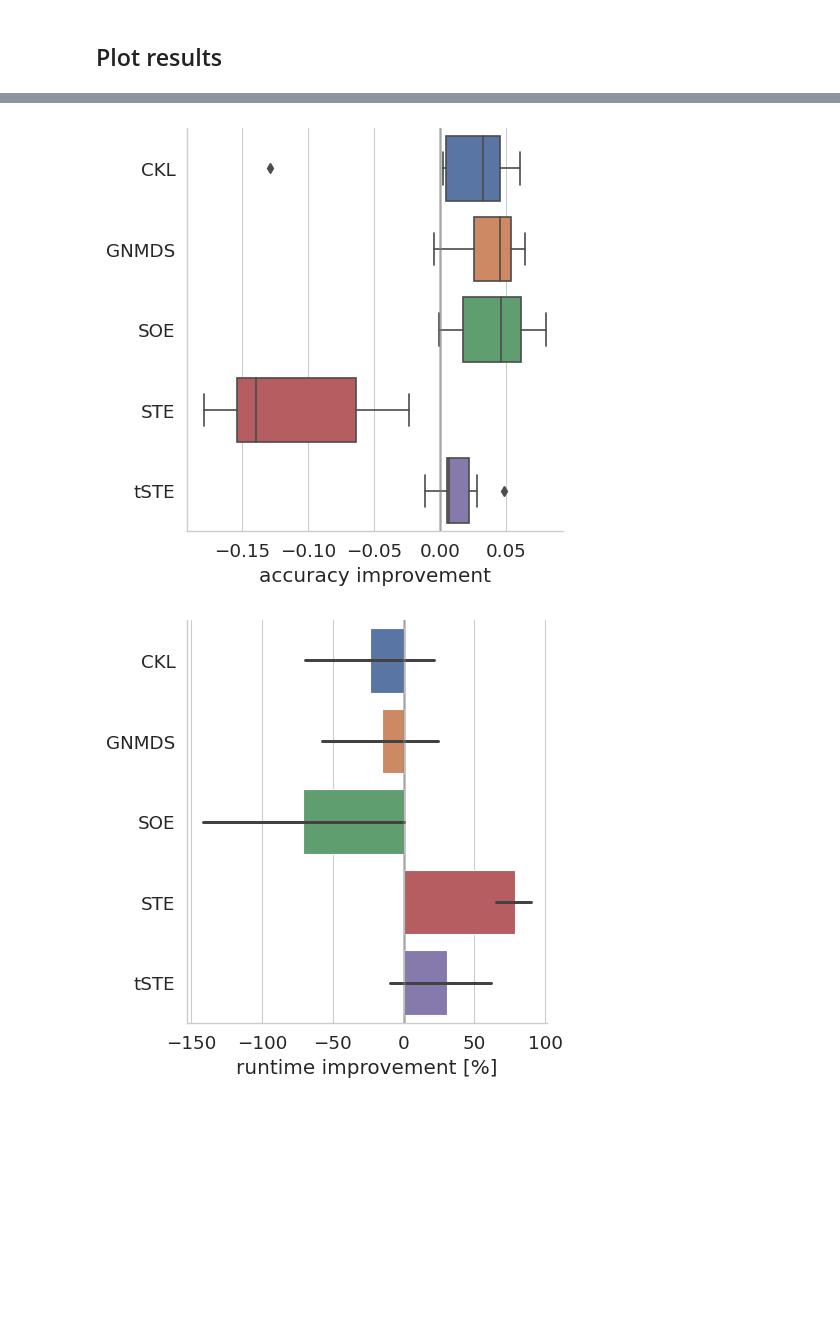
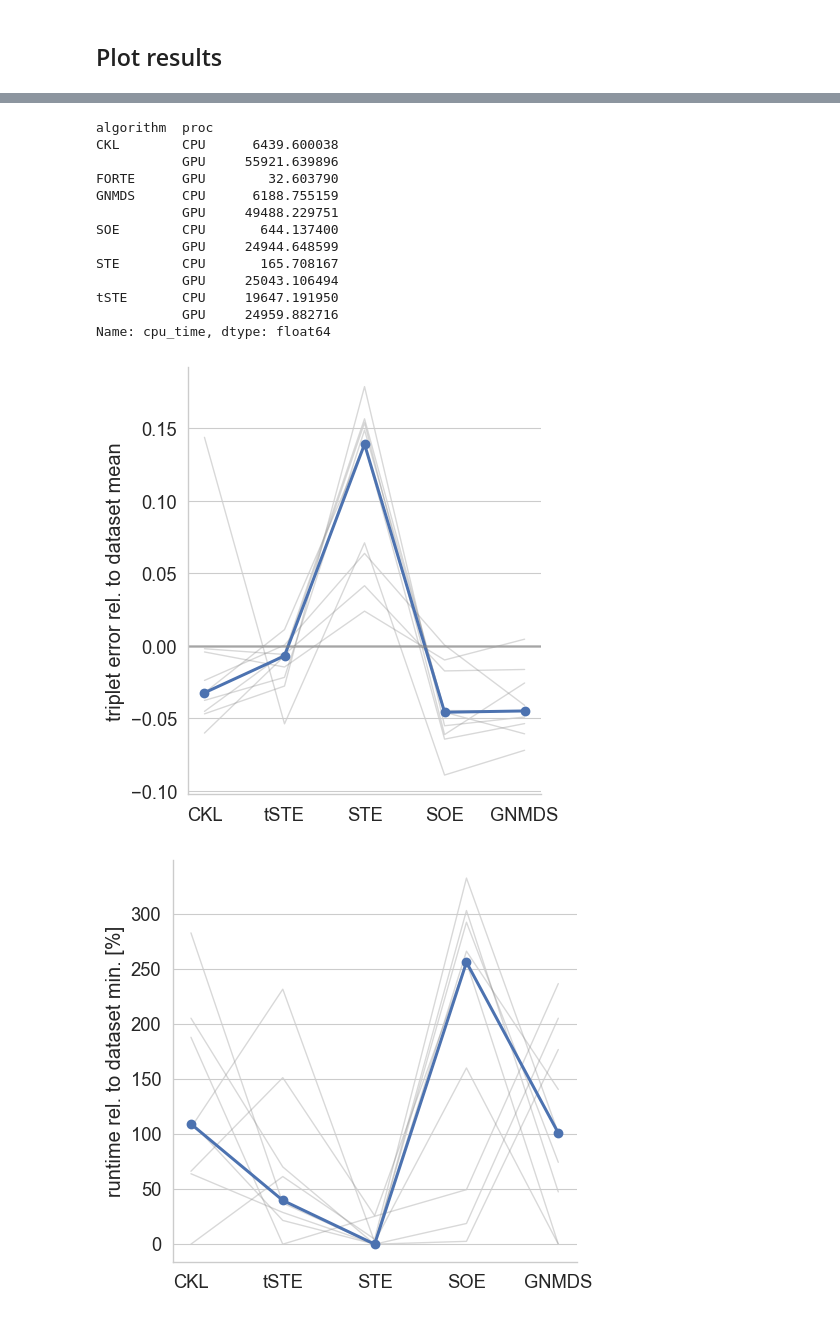
Before and after one commit to cblearn/cblearn-benchmark, a Jupyter notebook: scripts/plot_results.ipynb, the cells around one changed output, grey strips where cells are left out. Saved outputs shown, nothing was run; the diff lists cells and outputs as text; code cells hidden in the pictures; blank space fills up the shorter version.

```diff
--- a/scripts/plot_results.ipynb
+++ b/scripts/plot_results.ipynb
@@ -19,7 +19,7 @@ plot_dir.mkdir(exist_ok=True)
 # %% [markdown]
 ## Plot datasets
 # %%
-data = datasets.fetch_all()
+data = datasets.fetch_all(download_if_missing=True)
 data = pd.DataFrame.from_records(data).transpose()
 data['n_triplets'] = data.train_triplets.map(len)
 data
@@ -67,7 +73,11 @@ for r in Path('../results').glob('*.json'):
         if np.any(np.isnan(d['embedding'])):
             print(f"skip {r} because embedding contains NaNs.")
             continue
-        d['error'] = query_error(data.loc[d['dataset'], 'train_triplets'], np.array(d['embedding']))
+        try:
+            d['error'] = query_error(data.loc[d['dataset'], 'train_triplets'], np.array(d['embedding']))
+        except ValueError as e:
+            print(d['dataset'])
+            raise e
         del d['embedding']
         if d['library'] == 'cblearn':
             d['name'] = f"{d['algorithm']} (ours)"
@@ -140,52 +187,86 @@ plt.savefig(plot_dir / f'time-per-dataset-algorithm_cblearn.png')
 # %%
-def plot_error_improvement(df, y='error', groupby='dataset', kind='box', orient='h', **kwargs):
+def plot_error_improvement(df, y='error', groupby='dataset', kind='point', orient='v', **kwargs):
     x = 'algorithm'
     raw_y = y
     y = f'rel_{raw_y}'
     if orient == 'h':
         x, y = y, x
     mean = df.groupby(groupby)[raw_y].transform('mean')
-    df[f'rel_{raw_y}'] = mean - df[raw_y]
-    fg = sns.catplot(data=df, x=x, y=y, kind=kind, **kwargs)
-    txt = 'accuracy improvement'
+    df[f'rel_{raw_y}'] = (df[raw_y] - mean)
+    #df[f'rel_{raw_y}'] = df[f'rel_{raw_y}'] - df[f'rel_{raw_y}'].min()
+    fg = sns.catplot(data=df, x=x, y=y, kind=kind, estimator=np.median, errorbar=None, **kwargs)
+    if kind == 'point':
+        this_kwargs = kwargs.copy()
+        if 'color' in this_kwargs:
+            del this_kwargs['color']
+        if 'legend' in this_kwargs:
+            del this_kwargs['legend']
+        sns.lineplot(data=df, x=x, y=y, estimator=None, units=groupby,
+                     alpha=0.3, lw=1, color='grey', zorder=0, **this_kwargs)
+    txt = f'triplet error rel. to dataset mean'
     if orient == 'h':
         fg.set(xlabel=txt, ylabel='')
         fg.map(plt.axvline, x=0, color='grey', alpha=0.5, lw=2)
     else:
         fg.set(ylabel=txt, xlabel='')
         fg.map(plt.axhline, y=0, color='grey', alpha=0.5, lw=2)
     return fg
 
-def plot_time_improvement(df, y='cpu_time', groupby='dataset', kind='bar', orient='h', **kwargs):
+def plot_time_improvement(df, y='cpu_time', groupby='dataset', kind='point', orient='v', **kwargs):
     x = 'algorithm'
     raw_y = y
     y = f'rel_{raw_y}'
     if orient == 'h':
         x, y = y, x
+    min_df = df.groupby(groupby)[raw_y].transform('min')
     mean = df.groupby(groupby)[raw_y].transform('mean')
-    df[f'rel_{raw_y}'] = (mean - df[raw_y]) / mean * 100
-    fg = sns.catplot(data=df, x=x, y=y, kind=kind, **kwargs)
-    txt = 'runtime improvement [%]'
+    df[f'rel_{raw_y}'] = (df[raw_y] - min_df) / (mean - min_df) * 100
+
+    #df[f'rel_{raw_y}'] = df[f'rel_{raw_y}'] - df[f'rel_{raw_y}'].min()
+    fg = sns.catplot(data=df, x=x, y=y, kind=kind,
+                     estimator=np.median, errorbar=None, **kwargs)
+    if kind == 'point':
+        this_kwargs = kwargs.copy()
+        if 'color' in this_kwargs:
+            del this_kwargs['color']
+        if 'legend' in this_kwargs:
+            del this_kwargs['legend']
+        sns.lineplot(data=df, x=x, y=y, estimator=None, units=groupby,
+                     alpha=0.3, lw=1, color='grey', zorder=0, legend=False, **this_kwargs)
+    txt = f'runtime rel. to dataset min. [%]'
     if orient == 'h':
         fg.set(xlabel=txt, ylabel='')
-        fg.map(plt.axvline, x=0, color='grey', alpha=0.5, lw=2)
+        #fg.map(plt.axvline, x=0, color='grey', alpha=0.5, lw=2)
     else:
         fg.set(ylabel=txt, xlabel='')
-        fg.map(plt.axhline, y=0, color='grey', alpha=0.5, lw=2)
+        #fg.map(plt.axhline, y=0, color='grey', alpha=0.5, lw=2)
     return fg
 
 
 df = results.query('library == "cblearn" and not is_gpu').copy(deep=True)
-
-fg = plot_error_improvement(df)
+print(results.groupby(['algorithm', 'proc'])['cpu_time'].mean())
+fg = plot_error_improvement(df, color='C0')
 fg.savefig(plot_dir / f'deltaerror-per-algorithm_cblearn.pdf')
 fg.savefig(plot_dir / f'deltaerror-per-algorithm_cblearn.png')
 
-fg = plot_time_improvement(df, y='cpu_time', kind='bar')
+fg = plot_time_improvement(df, y='cpu_time', color='C0')
 fg.savefig(plot_dir / f'deltatime-per-algorithm_cblearn.pdf')
 fg.savefig(plot_dir / f'deltatime-per-algorithm_cblearn.png')
 # %% [output]
+algorithm  proc
+CKL        CPU      6439.600038
+           GPU     55921.639896
+FORTE      GPU        32.603790
+GNMDS      CPU      6188.755159
+           GPU     49488.229751
+SOE        CPU       644.137400
+           GPU     24944.648599
+STE        CPU       165.708167
+           GPU     25043.106494
+tSTE       CPU     19647.191950
+           GPU     24959.882716
+Name: cpu_time, dtype: float64
-[figure, old version]
+[figure, new version]
-[figure, old version]
+[figure, new version]
 # %%
 df = results.query('library == "cblearn" and is_gpu').copy(deep=True)
```
Also changed, not shown: parts of 11 cells of this notebook, 37 other files.
